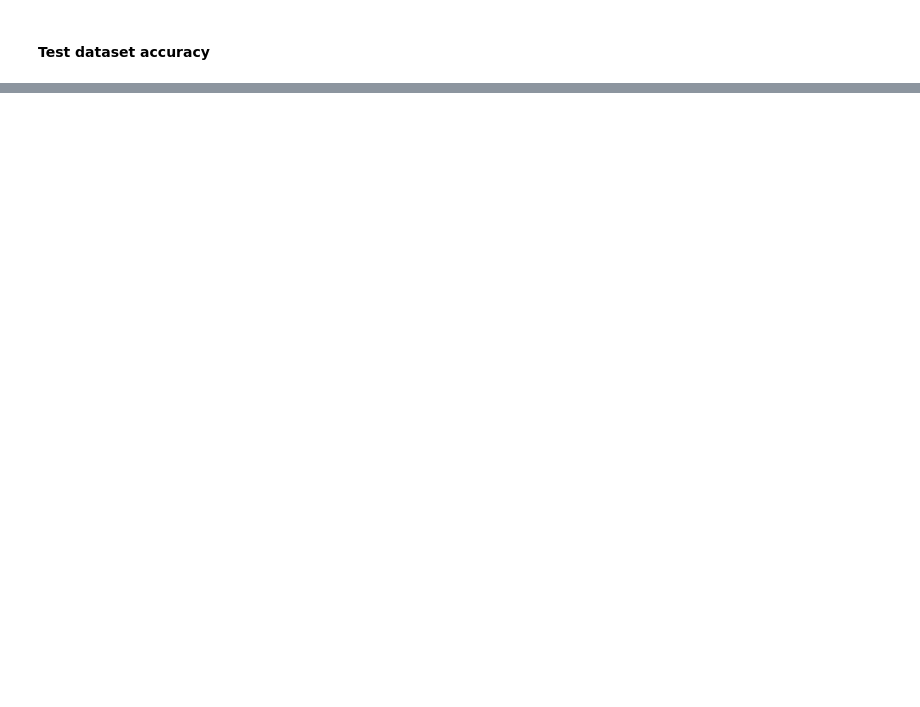
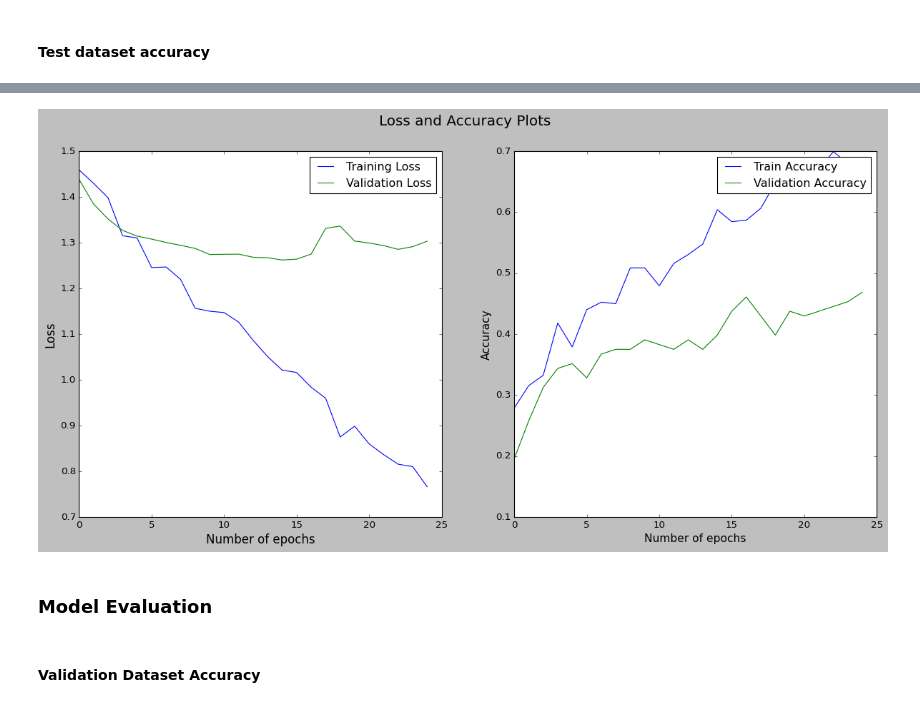
Before and after one commit to jorgeluisgalarraga/kick-and-punch-detection, a Jupyter notebook: kickpunchd_classification_4 classes.ipynb, the cells around one changed output, grey strips where cells are left out. Saved outputs shown, nothing was run; the diff lists cells and outputs as text; code cells hidden in the pictures; blank space fills up the shorter version.

Commit message:
Adding EfficientNET model for 4 classes

```diff
--- a/kickpunchd_classification_4 classes.ipynb
+++ b/kickpunchd_classification_4 classes.ipynb
@@ -238,0 +256,10 @@ Test Accuracy:  53.12 %
+# %%
+efnb0 = efn.EfficientNetB0(weights='imagenet', include_top=False, input_shape=(224,224,3), classes=n_classes)
+
+model = Sequential()
+model.add(efnb0)
+model.add(GlobalAveragePooling2D())
+model.add(Dropout(0.5))
+model.add(Dense(n_classes, activation='softmax'))
+
+model.summary()
@@ -238,0 +286,15 @@ Test Accuracy:  53.12 %
+# %%
+optimizer = Adam(lr=0.0001)
+
+#early stopping to monitor the validation loss and avoid overfitting
+early_stop = EarlyStopping(monitor='val_loss', mode='min', verbose=1, patience=10, restore_best_weights=True)
+
+#reducing learning rate on plateau
+rlrop = ReduceLROnPlateau(monitor='val_loss', mode='min', patience= 5, factor= 0.5, min_lr= 1e-6, verbose=1)
+#model compiling
+model.compile(optimizer=optimizer, loss='categorical_crossentropy', metrics=['accuracy'])
+# %%
+model_history = model.fit_generator(training_set, validation_data = valid_set, callbacks = [early_stop, rlrop],verbose = 1, epochs = 100)
+
+#saving the trained model weights as data file in .h5 format
+model.save_weights("kickpunch_efficientnetb0_weights1.h5")
@@ -238,0 +319,26 @@ Test Accuracy:  53.12 %
+# %%
+#plot to visualize the loss and accuracy against number of epochs
+plt.figure(figsize=(18,8))
+
+plt.suptitle('Loss and Accuracy Plots', fontsize=18)
+
+plt.subplot(1,2,1)
+plt.plot(model_history.history['loss'], label='Training Loss')
+plt.plot(model_history.history['val_loss'], label='Validation Loss')
+plt.legend()
+plt.xlabel('Number of epochs', fontsize=15)
+plt.ylabel('Loss', fontsize=15)
+
+plt.subplot(1,2,2)
+plt.plot(model_history.history['accuracy'], label='Train Accuracy')
+plt.plot(model_history.history['val_accuracy'], label='Validation Accuracy')
+plt.legend()
+plt.xlabel('Number of epochs', fontsize=14)
+plt.ylabel('Accuracy', fontsize=14)
+plt.show()
+# %% [output]
+[figure, added]
+# %% [markdown]
+### Model Evaluation
+# %% [markdown]
+#### Validation Dataset Accuracy
```
Also changed, not shown: parts of 14 cells of this notebook.
